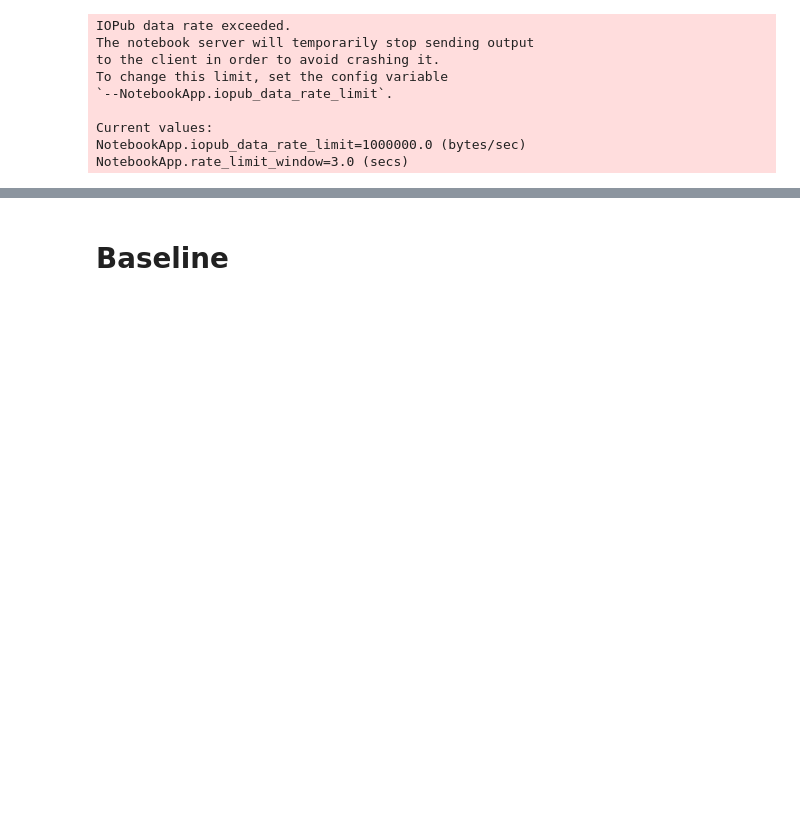
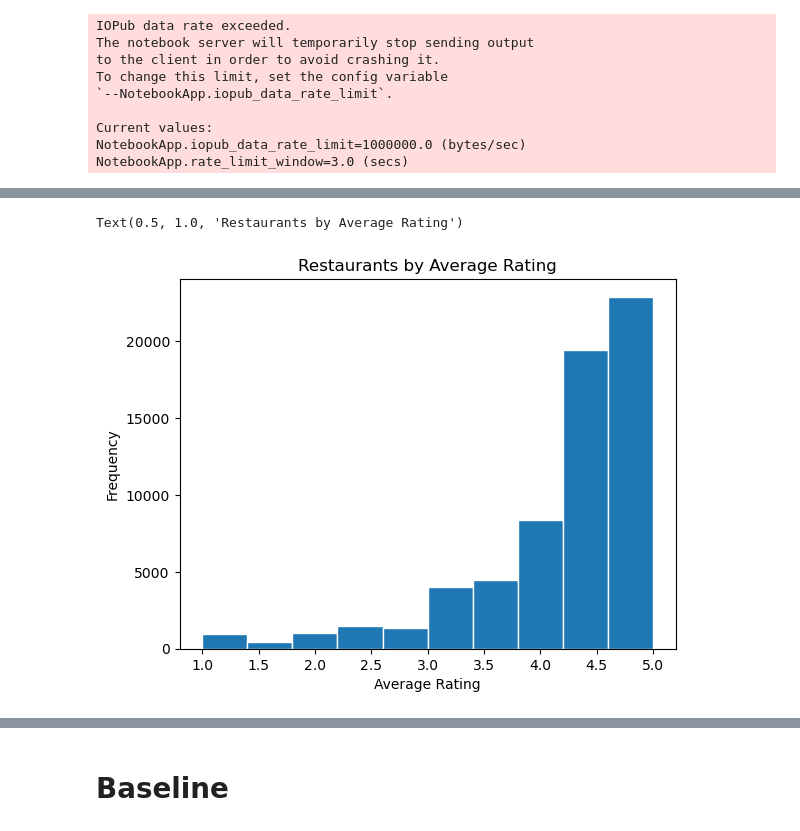
Before and after one commit to niha-m584/google_rating_prediction, a Jupyter notebook: a2.ipynb, the cells around one changed output, grey strips where cells are left out. Drawn from its saved outputs; the diff is of its cells as text; code cells hidden in the pictures; blank space fills up the shorter version.

```diff
--- a/a2.ipynb
+++ b/a2.ipynb
@@ -64,0 +81,8 @@ data = getjson2(imagerev_path)
+# %%
+plt.hist(df.groupby('business_id')['rating'].mean().values, ec='w')
+plt.xlabel('Average Rating')
+plt.ylabel('Frequency')
+plt.title('Restaurants by Average Rating')
+# %% [output]
+Text(0.5, 1.0, 'Restaurants by Average Rating')
+[figure, added]
```
Also changed, not shown: parts of 29 cells of this notebook.
